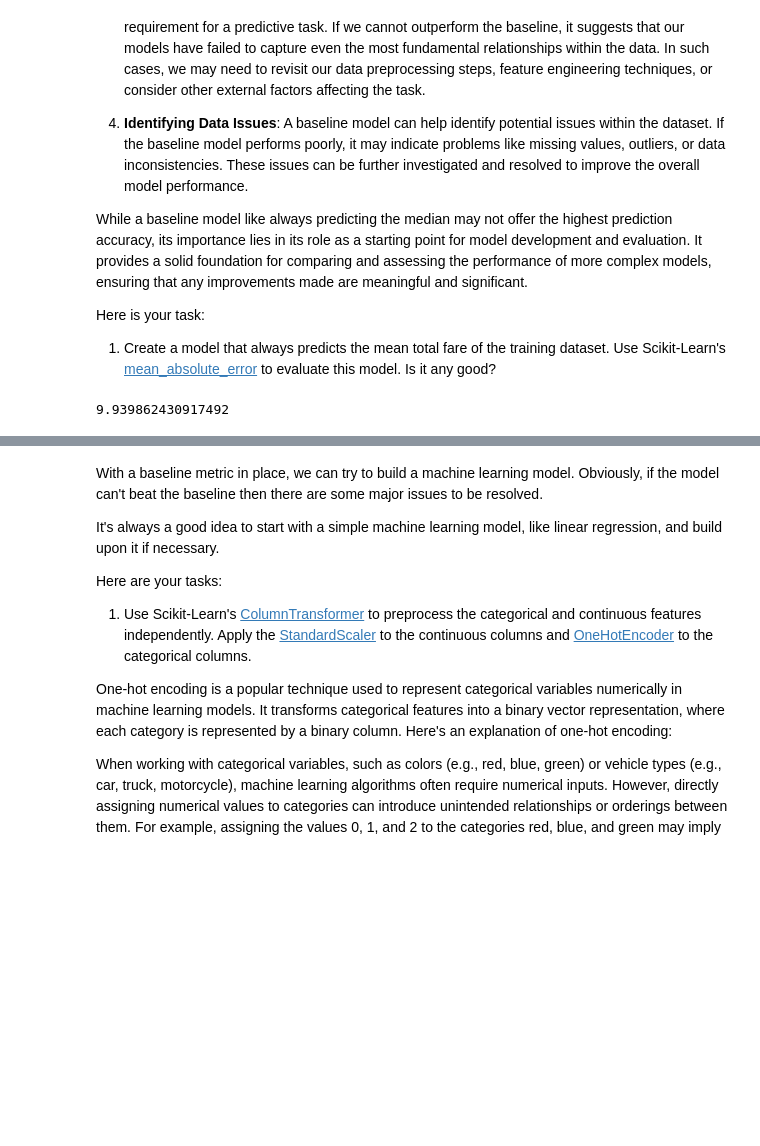
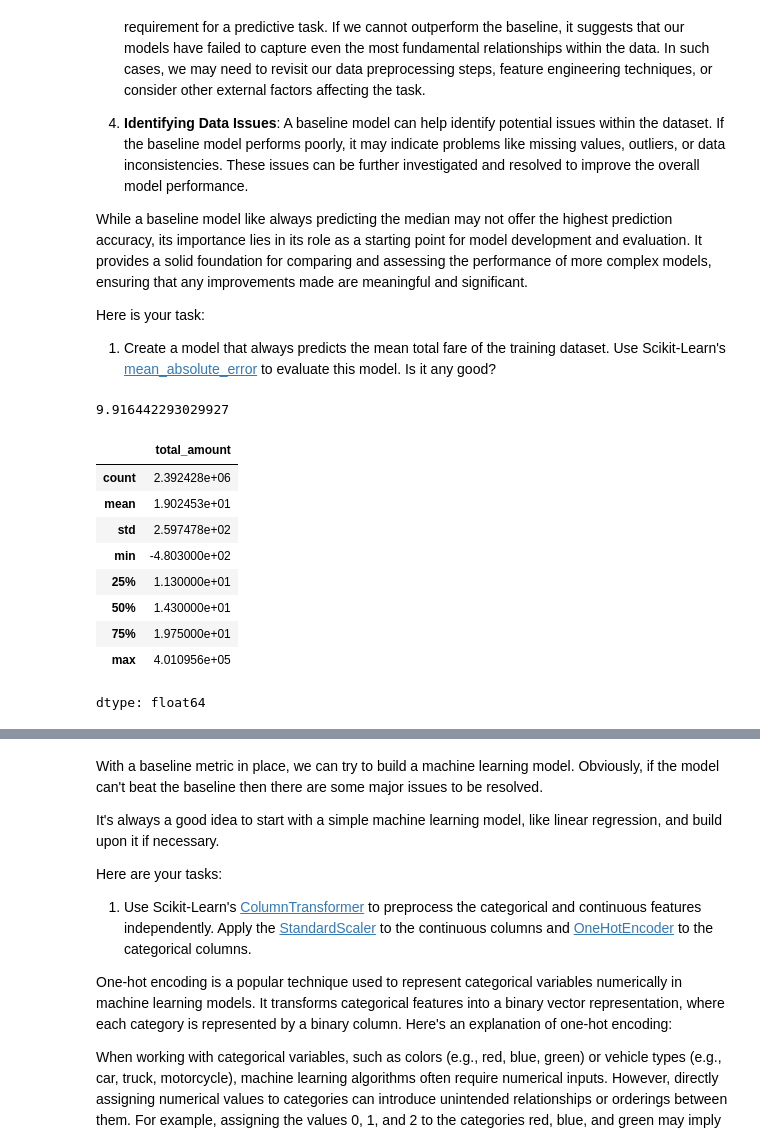
Before and after one commit to tylerfreckmann/ml-bootcamp, a Jupyter notebook: Tyler_Freckmann_MLE_MiniProject_ML.ipynb, the cells around one changed output, grey strips where cells are left out. Cells and saved outputs as stored; diff of their text form; code cells hidden in the pictures; blank space fills up the shorter version.

```diff
--- a/Tyler_Freckmann_MLE_MiniProject_ML.ipynb
+++ b/Tyler_Freckmann_MLE_MiniProject_ML.ipynb
@@ -41,6 +41,6 @@ Load the NYC taxi dataset into a Pandas DataFrame and do a few basic checks to e
   6. Create a list called 'feature_cols' containing the feature names that we'll be using to predict our target variable. The list should contain 'VendorID', 'trip_distance', 'payment_type', 'PULocationID', 'DOLocationID', and 'trip_duration'.
 # %%
 # Load the dataset into a pandas DataFrame (from https://www.nyc.gov/site/tlc/about/tlc-trip-record-data.page)
-df = pd.read_parquet('https://d37ci6vzurychx.cloudfront.net/trip-data/yellow_tripdata_2022-01.parquet')
+dataset = pd.read_parquet('https://d37ci6vzurychx.cloudfront.net/trip-data/yellow_tripdata_2022-01.parquet')
 # %%
 # Display the first few rows of the dataset
@@ -54,4 +54,4 @@ df.head()
 | 4 | 2 | 2022-01-01 00:36:48 | 2022-01-01 01:14:20 | 1.0 | 4.30 | 1.0 | ... |
 # %%
 # Drop rows with missing values.
-df.dropna()
+dataset.dropna(inplace=True)
@@ -72,3 +58,3 @@ df.dropna()
 # %%
 # Create new feature, 'trip_duration'.
-df['trip_duration'] = (df['tpep_dropoff_datetime'] - df['tpep_pickup_datetime']).dt.total_seconds()
+dataset['trip_duration'] = (dataset['tpep_dropoff_datetime'] - dataset['tpep_pickup_datetime']).dt.total_seconds() / 60
@@ -110,30 +101,22 @@ While a baseline model like always predicting the median may not offer the highe
 Here is your task:
 
   1. Create a model that always predicts the mean total fare of the training dataset. Use Scikit-Learn's [mean_absolute_error](https://scikit-learn.org/stable/modules/generated/sklearn.metrics.mean_absolute_error.html) to evaluate this model. Is it any good?
-# %%
-# Create a baseline for mean absolute error of total amount
-from sklearn.base import BaseEstimator, RegressorMixin
-
-class MeanRegressor(RegressorMixin, BaseEstimator):
-
-  def fit(self, X, y):
-    # Store mean value of y
-    self.mean_y_ = y.mean()
-    return self
-
-  def predict(self, X):
-    # Return an array with the same number of rows as X where all the values are
-    # the mean of y from the fit dataset.
-    return np.array(X.shape[0] * [self.mean_y_])
-
-# Instantiate a baseline regressor
-baseline_model = MeanRegressor()
-# Train baseline model to predict the mean total_amount of the training data
-baseline_model.fit(df_train, df_train['total_amount'])
-
-# Use the mean from the training data to make predictions about the test data
-preds = baseline_model.predict(df_test)
-# Compare predictions to test ground truth
-mean_absolute_error(df_test['total_amount'], preds)
-# %% [output]
-9.939862430917492
+# %%
+# Create a baseline for mean absolute error of total amount
+predictions = DummyRegressor().fit(X_train, y_train).predict(X_test)
+mean_absolute_error(y_test, predictions)
+# %% [output]
+9.916442293029927
+# %%
+dataset['total_amount'].describe()
+# %% [output]
+|  | total_amount |
+| count | 2.392428e+06 |
+| mean | 1.902453e+01 |
+| std | 2.597478e+02 |
+| min | -4.803000e+02 |
+| 25% | 1.130000e+01 |
+| 50% | 1.430000e+01 |
+| 75% | 1.975000e+01 |
+| max | 4.010956e+05 |
+dtype: float64
```
Also changed, not shown: parts of 25 cells of this notebook.
